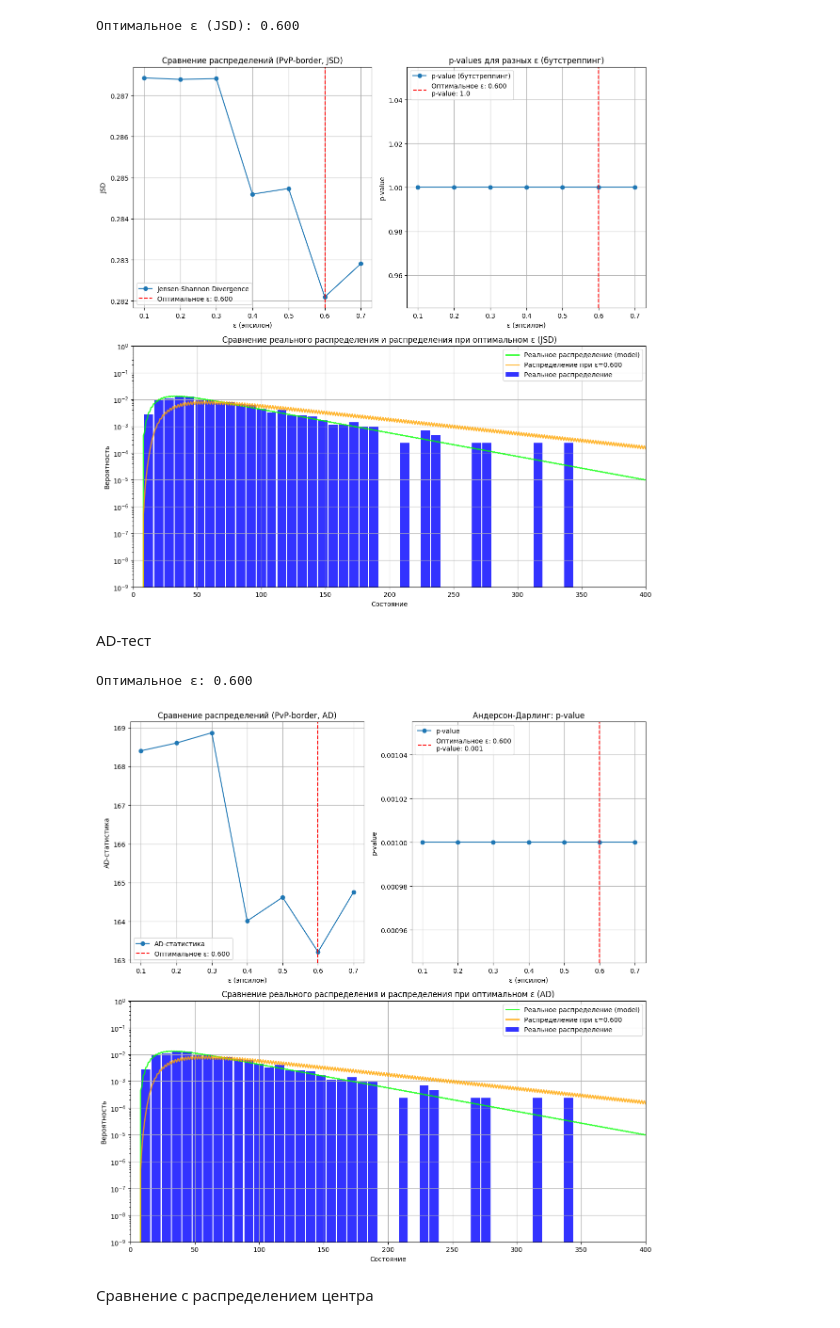
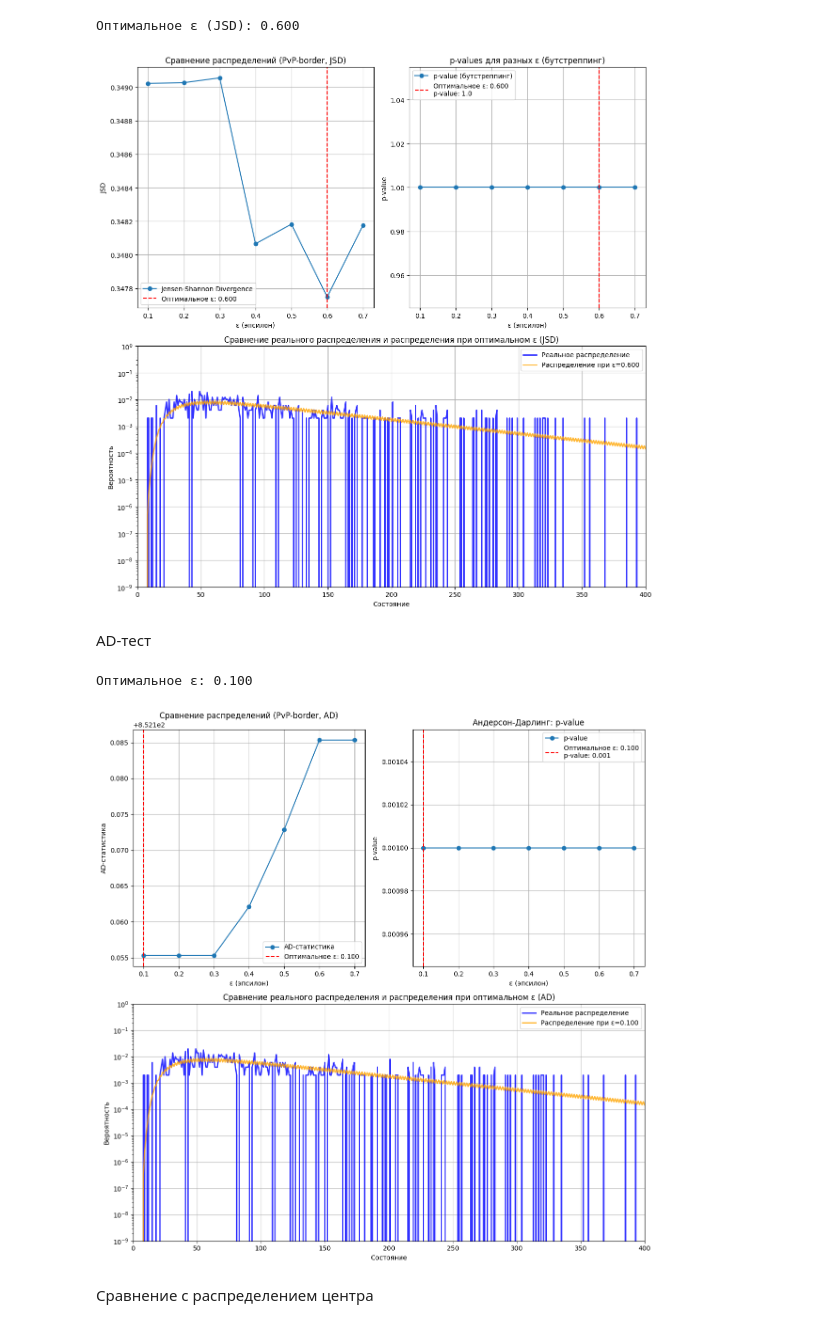
Before and after one commit to spells39/RWAnalyzer, a Jupyter notebook: src/find_opt_epsilon.ipynb, the cells around one changed output. Saved outputs shown, nothing was run; the diff lists cells and outputs as text; code cells hidden in the pictures.

```diff
--- a/src/find_opt_epsilon.ipynb
+++ b/src/find_opt_epsilon.ipynb
@@ -24,6 +24,7 @@ player_center_games_ids = player_center_games['idGame']
 
 prob_real_center = np.load(f"..\\data\\experiment_pve_center_pmf.npy")[:1000]
 prob_real_border = np.load(f"..\\data\\experiment_pve_border_pmf.npy")[:1000]
+prob_real_pvp = np.load(f"..\\data\\experiment_pvp_pmf.npy")[:1000]
 # %%
 # Put data into arrays
 N = 16
@@ -491,7 +492,7 @@ for qr in qr_matrices:
 p_values_ks = []
 ks_distances = []
 for prob in pmf_epsilon:
-    ks_stat, p_value = ks_2samp(prob_real_border_model, prob)
+    ks_stat, p_value = ks_2samp(prob_real_pvp, prob)
     ks_distances.append(ks_stat)
     p_values_ks.append(p_value)
 
@@ -550,9 +552,9 @@ JSD-тест
 js_distances = []
 p_values_js = []
 for prob in pmf_epsilon:
-    js_distance = jensenshannon(prob_real_border_model, prob)
+    js_distance = jensenshannon(prob_real_pvp, prob)
     js_distances.append(js_distance)
-    p_value = bootstrap_jsd(prob_real_border_model, prob)
+    p_value = bootstrap_jsd(prob_real_pvp, prob)
     p_values_js.append(p_value)
 
 optimal_epsilon_pvp_border_js = epsilon_vals[np.argmin(js_distances)]
@@ -587,9 +589,10 @@ plt.subplot(2, 1, 2)
 #grouped_data = [prob_real_border[i:i+bin_size].mean() for i in range(0, len(prob_real_border), bin_size)]
 #plt.bar(range(len(grouped_data)), grouped_data, width=6, alpha=0.7, label='Реальное распределение')
 #plt.plot(prob_real_border, label='Реальное распределение', linestyle='-', color='blue', alpha=0.7, linewidth=2)
-plt.plot(prob_real_border_model, label='Реальное распределение (model)', linestyle='-', color='lime', alpha=0.8, linewidth=2)
+
+plt.plot(prob_real_pvp, label='Реальное распределение', linestyle='-', color='blue', alpha=0.8, linewidth=2)
 plt.plot(optimal_prob_pvp_border_js, label=f'Распределение при ε={optimal_epsilon_pvp_border_js:.3f}', linestyle='-', color='orange', alpha=0.8, linewidth=2)
-plt.hist(player_border_turns, bins = bins_ranges_border, density=True, color="blue", rwidth=0.9, alpha=0.8, label='Реальное распределение')
+#plt.hist(player_border_turns, bins = bins_ranges_border, density=True, color="blue", rwidth=0.9, alpha=0.8, label='Реальное распределение')
 plt.xlim(0, 400)
 plt.ylim(10e-10, 10e-1)
 plt.yscale("log")
@@ -603,13 +606,13 @@ plt.grid()
 plt.tight_layout()
 plt.show()
 # %% [output]
-[figure, old version]
+[figure, new version]
 # %% [markdown]
 AD-тест
 # %%
 ad_results = []
 for prob in pmf_epsilon:
-    ad_stat, critical_values, p_value = anderson_ksamp([prob_real_border_model, prob])
+    ad_stat, critical_values, p_value = anderson_ksamp([prob_real_pvp, prob])
     ad_results.append((ad_stat, p_value))
 
 ad_stats = [res[0] for res in ad_results]
@@ -621,7 +624,7 @@ optimal_p_value_pvp_border_ad = ad_p_values[np.argmin(ad_stats)]
 
 print(f"Оптимальное ε: {optimal_epsilon_pvp_border_ad:.3f}")
 # %% [output]
-Оптимальное ε: 0.600
+Оптимальное ε: 0.100
 # %%
 plt.figure(figsize=(12, 12))
 plt.subplot(2, 2, 1)
@@ -634,36 +637,37 @@ plt.legend()
 plt.grid()
 
 plt.subplot(2, 2, 2)
 plt.plot(epsilon_vals, ad_p_values, marker='o', label='p-value')
 plt.axvline(optimal_epsilon_pvp_border_ad, color='red', linestyle='--', label=f'Оптимальное ε: {optimal_epsilon_pvp_border_ad:.3f}\np-value: {optimal_p_value_pvp_border_ad}')
 plt.xlabel('ε (эпсилон)')
 plt.ylabel('p-value')
 plt.title('Андерсон-Дарлинг: p-value')
 plt.legend()
 plt.grid()
 
 plt.subplot(2, 1, 2)
 #bin_size = 5
 #grouped_data = [prob_real_border[i:i+bin_size].mean() for i in range(0, len(prob_real_border), bin_size)]
 #plt.bar(range(len(grouped_data)), grouped_data, width=6, alpha=0.7, label='Реальное распределение')
 #plt.plot(prob_real_border, label='Реальное распределение', linestyle='-', color='blue', alpha=0.7, linewidth=2)
-plt.plot(prob_real_border_model, label='Реальное распределение (model)', linestyle='-', color='lime', alpha=0.8, linewidth=2)
+
+plt.plot(prob_real_pvp, label='Реальное распределение', linestyle='-', color='blue', alpha=0.8, linewidth=2)
 plt.plot(optimal_prob_pvp_border_ad, label=f'Распределение при ε={optimal_epsilon_pvp_border_ad:.3f}', linestyle='-', color='orange', alpha=0.8, linewidth=2)
-plt.hist(player_border_turns, bins = bins_ranges_border, density=True, color="blue", rwidth=0.9, alpha=0.8, label='Реальное распределение')
+#plt.hist(player_border_turns, bins = bins_ranges_border, density=True, color="blue", rwidth=0.9, alpha=0.8, label='Реальное распределение')
 plt.xlim(0, 400)
 plt.ylim(10e-10, 10e-1)
 plt.yscale("log")
 
 plt.xlabel('Состояние')
 plt.ylabel('Вероятность')
 plt.title('Сравнение реального распределения и распределения при оптимальном ε (AD)')
 plt.legend()
 plt.grid()
 
 plt.tight_layout()
 plt.show()
 # %% [output]
-[figure, old version]
+[figure, new version]
 # %% [markdown]
 Сравнение с распределением центра
 # %% [markdown]
```
Also changed, not shown: parts of 2 cells of this notebook.
